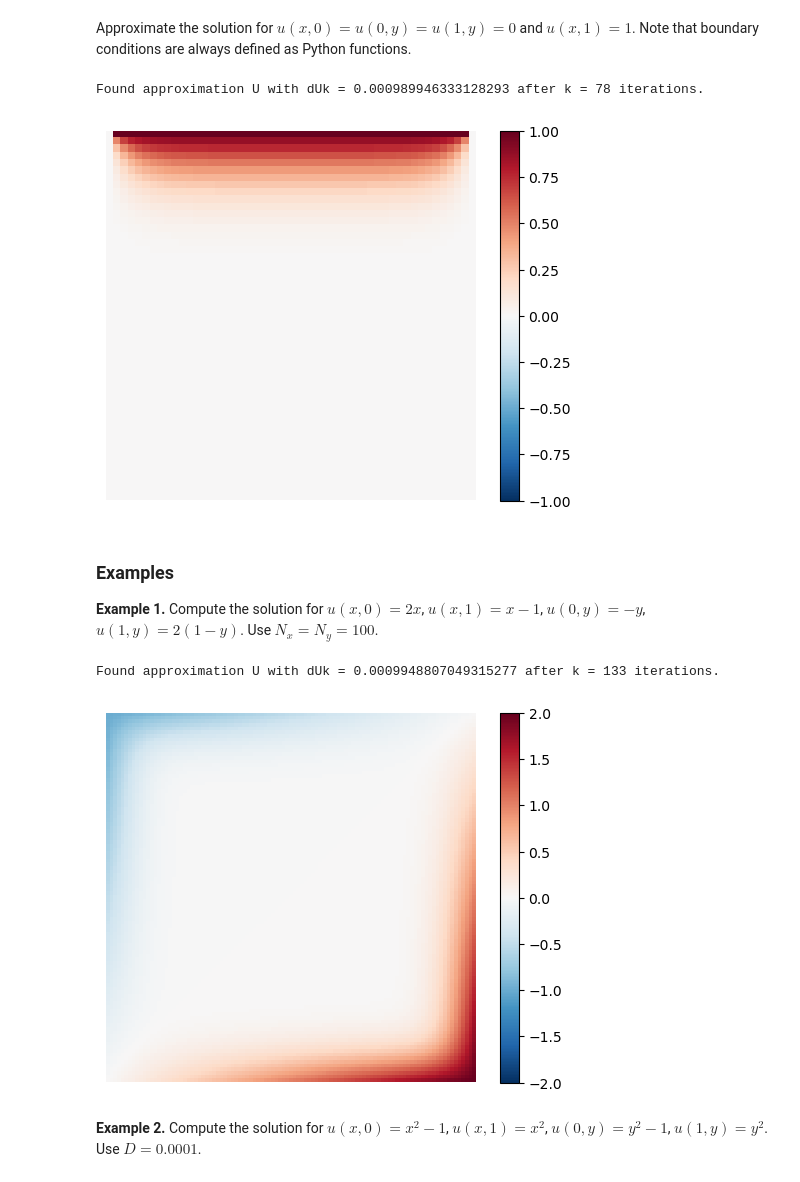
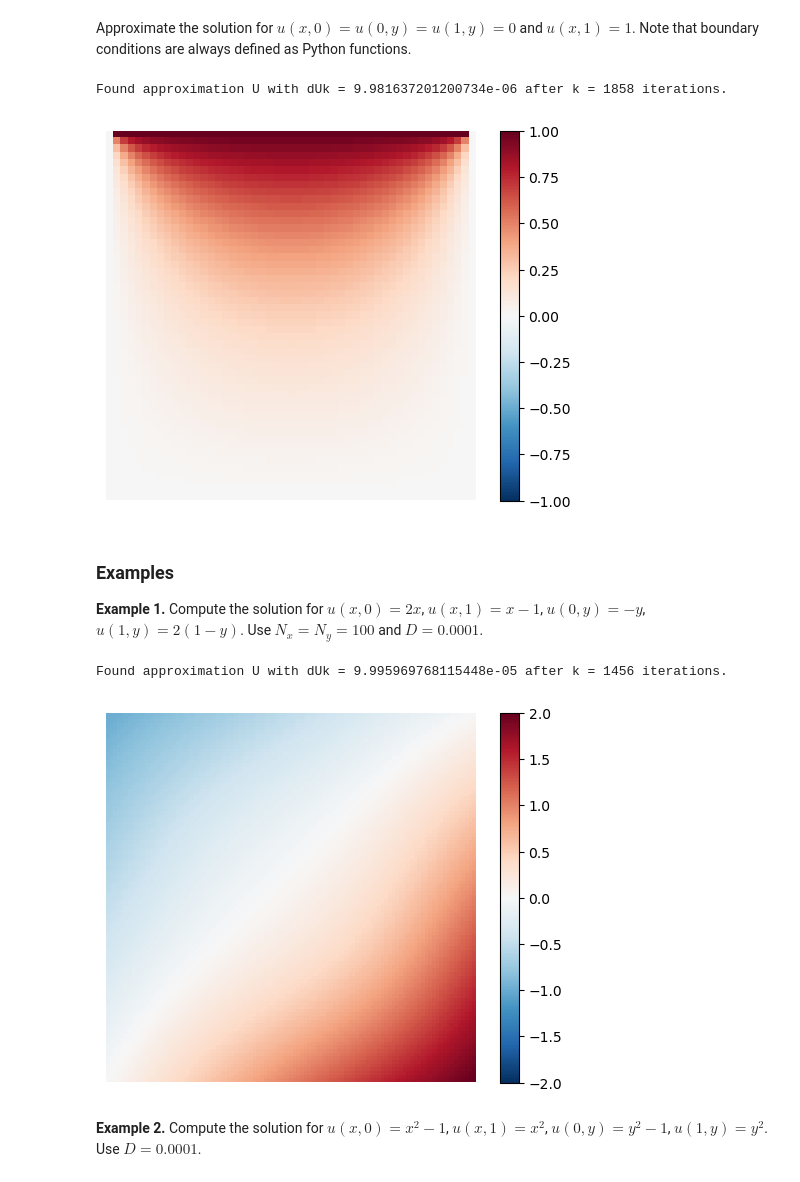
Before and after one commit to UBCMath/MATH316, a Jupyter notebook: laplace.ipynb, the cells around one changed output. Saved outputs shown, nothing was run; the diff lists cells and outputs as text; code cells hidden in the pictures.

Commit message:
Change default values D and max_iter in Laplace function

```diff
--- a/laplace.ipynb
+++ b/laplace.ipynb
@@ -153,5 +153,5 @@ Set default values `Lx=1`, `Ly=1`, `Nx=50`, `Ny=50`, `D=0.001` and `max_iter=100
 # %%
-def laplaceD(f0,f1,g0,g1,Lx=1,Ly=1,Nx=50,Ny=50,D=0.001,max_iter=1000):
+def laplaceD(f0,f1,g0,g1,Lx=1,Ly=1,Nx=50,Ny=50,D=0.00001,max_iter=5000):
     U = np.zeros([Nx + 1,Ny + 1])
     dx = Lx/Nx
     dy = Ly/Ny
@@ -193,22 +193,22 @@ g1 = lambda x: 1.
 U = laplaceD(f0,f1,g0,g1)
 plot_laplace(U)
 # %% [output]
-Found approximation U with dUk = 0.000989946333128293 after k = 78 iterations.
+Found approximation U with dUk = 9.981637201200734e-06 after k = 1858 iterations.
-[figure, old version]
+[figure, new version]
 # %% [markdown]
 ### Examples
 
-**Example 1.** Compute the solution for $u(x,0) = 2x$, $u(x,1) = x - 1$, $u(0,y) = -y$, $u(1,y) = 2(1 - y)$. Use $N_x=N_y=100$.
+**Example 1.** Compute the solution for $u(x,0) = 2x$, $u(x,1) = x - 1$, $u(0,y) = -y$, $u(1,y) = 2(1 - y)$. Use $N_x=N_y=100$ and $D=0.0001$.
 # %%
 f0 = lambda y: -y
 f1 = lambda y: 2*(1 - y)
 g0 = lambda x: 2*x
 g1 = lambda x: x - 1
-U = laplaceD(f0,f1,g0,g1,Nx=100,Ny=100)
+U = laplaceD(f0,f1,g0,g1,Nx=100,Ny=100,D=0.0001)
 plot_laplace(U)
 # %% [output]
-Found approximation U with dUk = 0.0009948807049315277 after k = 133 iterations.
+Found approximation U with dUk = 9.995969768115448e-05 after k = 1456 iterations.
-[figure, old version]
+[figure, new version]
 # %% [markdown]
 **Example 2.** Compute the solution for $u(x,0) = x^2 - 1$, $u(x,1) = x^2$, $u(0,y) = y^2 - 1$, $u(1,y) = y^2$. Use $D = 0.0001$.
 # %%
```
Also changed, not shown: parts of 6 cells of this notebook.
